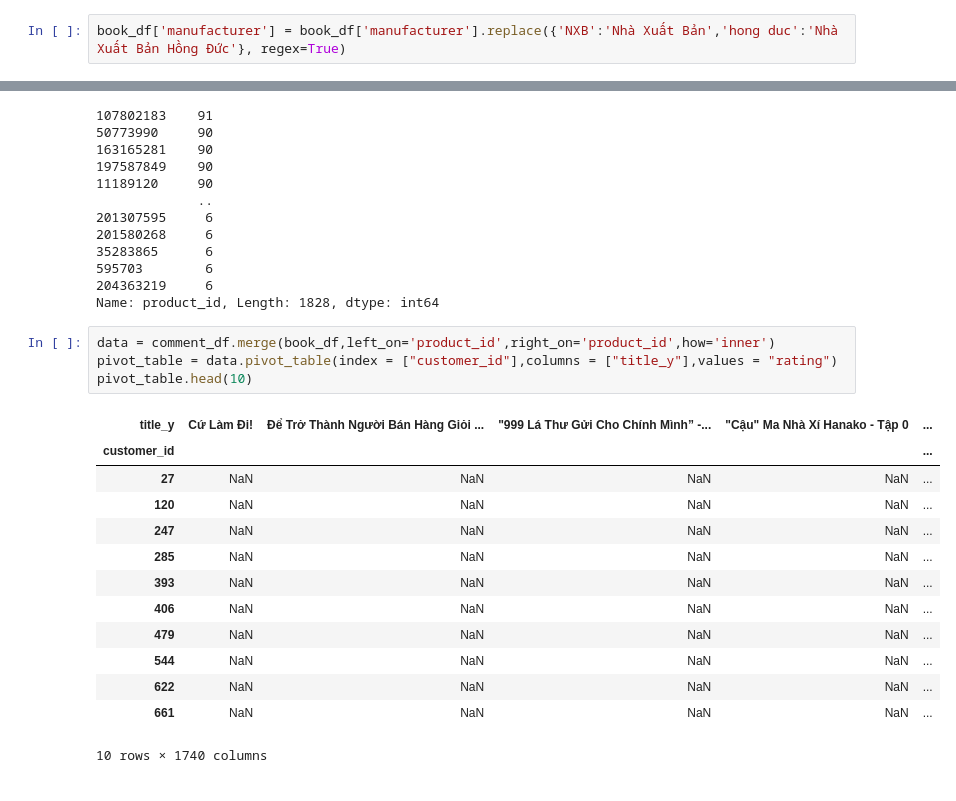
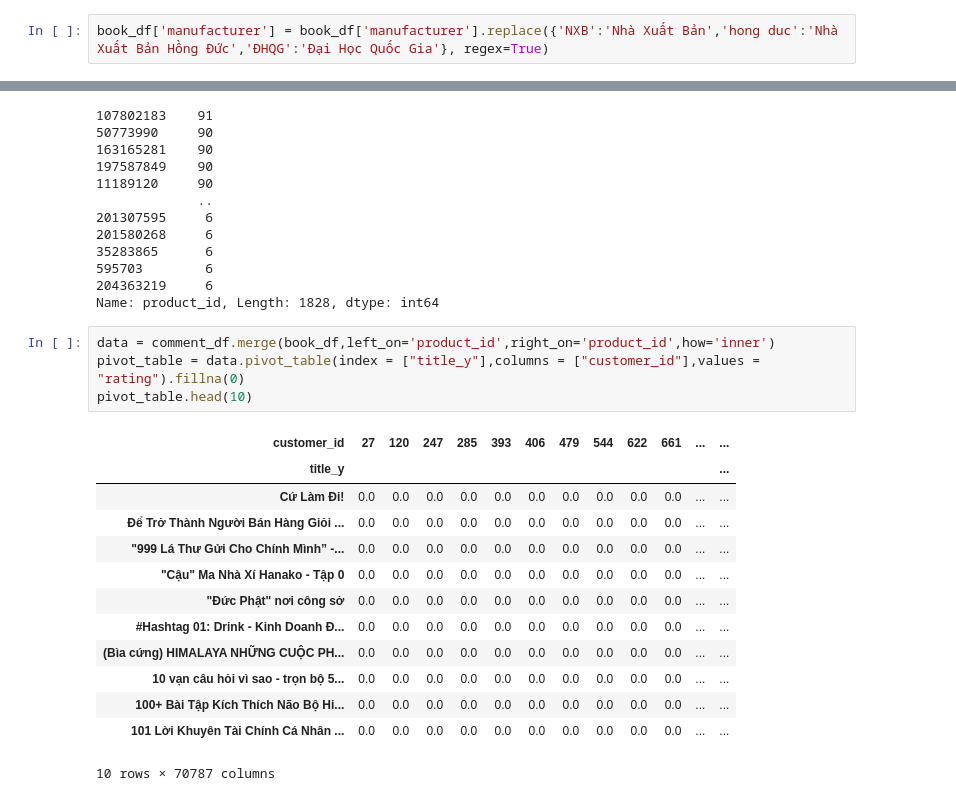
Before and after one commit to trungluong12/LTCKHDL_FinalProject, a Jupyter notebook: FinalProject.ipynb, the cells around one changed output, grey strips where cells are left out. Drawn from its saved outputs; the diff is of its cells as text.

```diff
--- a/FinalProject.ipynb
+++ b/FinalProject.ipynb
@@ -262,2 +312,2 @@ Name: manufacturer, dtype: int64
 # %%
-book_df['manufacturer'] = book_df['manufacturer'].replace({'NXB':'Nhà Xuất Bản','hong duc':'Nhà Xuất Bản Hồng Đức'}, regex=True)
+book_df['manufacturer'] = book_df['manufacturer'].replace({'NXB':'Nhà Xuất Bản','hong duc':'Nhà Xuất Bản Hồng Đức','ĐHQG':'Đại Học Quốc Gia'}, regex=True)
@@ -473,19 +501,19 @@ comment_df.product_id.value_counts()[comment_df.product_id.value_counts()>5]
 Name: product_id, Length: 1828, dtype: int64
 # %%
 data = comment_df.merge(book_df,left_on='product_id',right_on='product_id',how='inner')
-pivot_table = data.pivot_table(index = ["customer_id"],columns = ["title_y"],values = "rating")
+pivot_table = data.pivot_table(index = ["title_y"],columns = ["customer_id"],values = "rating").fillna(0)
 pivot_table.head(10)
 # %% [output]
-| title_y | Cứ Làm Đi! | Để Trở Thành Người Bán Hàng Giỏi ... | "999 Lá Thư Gửi Cho Chính Mình” -... | "Cậu" Ma Nhà Xí Hanako - Tập 0 | ... |
-| customer_id |  |  |  |  | ... |
-| 27 | NaN | NaN | NaN | NaN | ... |
-| 120 | NaN | NaN | NaN | NaN | ... |
-| 247 | NaN | NaN | NaN | NaN | ... |
-| 285 | NaN | NaN | NaN | NaN | ... |
-| 393 | NaN | NaN | NaN | NaN | ... |
-| 406 | NaN | NaN | NaN | NaN | ... |
-| 479 | NaN | NaN | NaN | NaN | ... |
-| 544 | NaN | NaN | NaN | NaN | ... |
-| 622 | NaN | NaN | NaN | NaN | ... |
-| 661 | NaN | NaN | NaN | NaN | ... |
+| customer_id | 27 | 120 | 247 | 285 | 393 | 406 | 479 | 544 | 622 | 661 | ... | ... |
+| title_y |  |  |  |  |  |  |  |  |  |  |  | ... |
+| Cứ Làm Đi! | 0.0 | 0.0 | 0.0 | 0.0 | 0.0 | 0.0 | 0.0 | 0.0 | 0.0 | 0.0 | ... | ... |
+| Để Trở Thành Người Bán Hàng Giỏi ... | 0.0 | 0.0 | 0.0 | 0.0 | 0.0 | 0.0 | 0.0 | 0.0 | 0.0 | 0.0 | ... | ... |
+| "999 Lá Thư Gửi Cho Chính Mình” -... | 0.0 | 0.0 | 0.0 | 0.0 | 0.0 | 0.0 | 0.0 | 0.0 | 0.0 | 0.0 | ... | ... |
+| "Cậu" Ma Nhà Xí Hanako - Tập 0 | 0.0 | 0.0 | 0.0 | 0.0 | 0.0 | 0.0 | 0.0 | 0.0 | 0.0 | 0.0 | ... | ... |
+| "Đức Phật" nơi công sở | 0.0 | 0.0 | 0.0 | 0.0 | 0.0 | 0.0 | 0.0 | 0.0 | 0.0 | 0.0 | ... | ... |
+| #Hashtag 01: Drink - Kinh Doanh Đ... | 0.0 | 0.0 | 0.0 | 0.0 | 0.0 | 0.0 | 0.0 | 0.0 | 0.0 | 0.0 | ... | ... |
+| (Bìa cứng) HIMALAYA NHỮNG CUỘC PH... | 0.0 | 0.0 | 0.0 | 0.0 | 0.0 | 0.0 | 0.0 | 0.0 | 0.0 | 0.0 | ... | ... |
+| 10 vạn câu hỏi vì sao - trọn bộ 5... | 0.0 | 0.0 | 0.0 | 0.0 | 0.0 | 0.0 | 0.0 | 0.0 | 0.0 | 0.0 | ... | ... |
+| 100+ Bài Tập Kích Thích Não Bộ Hi... | 0.0 | 0.0 | 0.0 | 0.0 | 0.0 | 0.0 | 0.0 | 0.0 | 0.0 | 0.0 | ... | ... |
+| 101 Lời Khuyên Tài Chính Cá Nhân ... | 0.0 | 0.0 | 0.0 | 0.0 | 0.0 | 0.0 | 0.0 | 0.0 | 0.0 | 0.0 | ... | ... |
-10 rows × 1740 columns
+10 rows × 70787 columns
```
Also changed, not shown: parts of 58 cells of this notebook.
